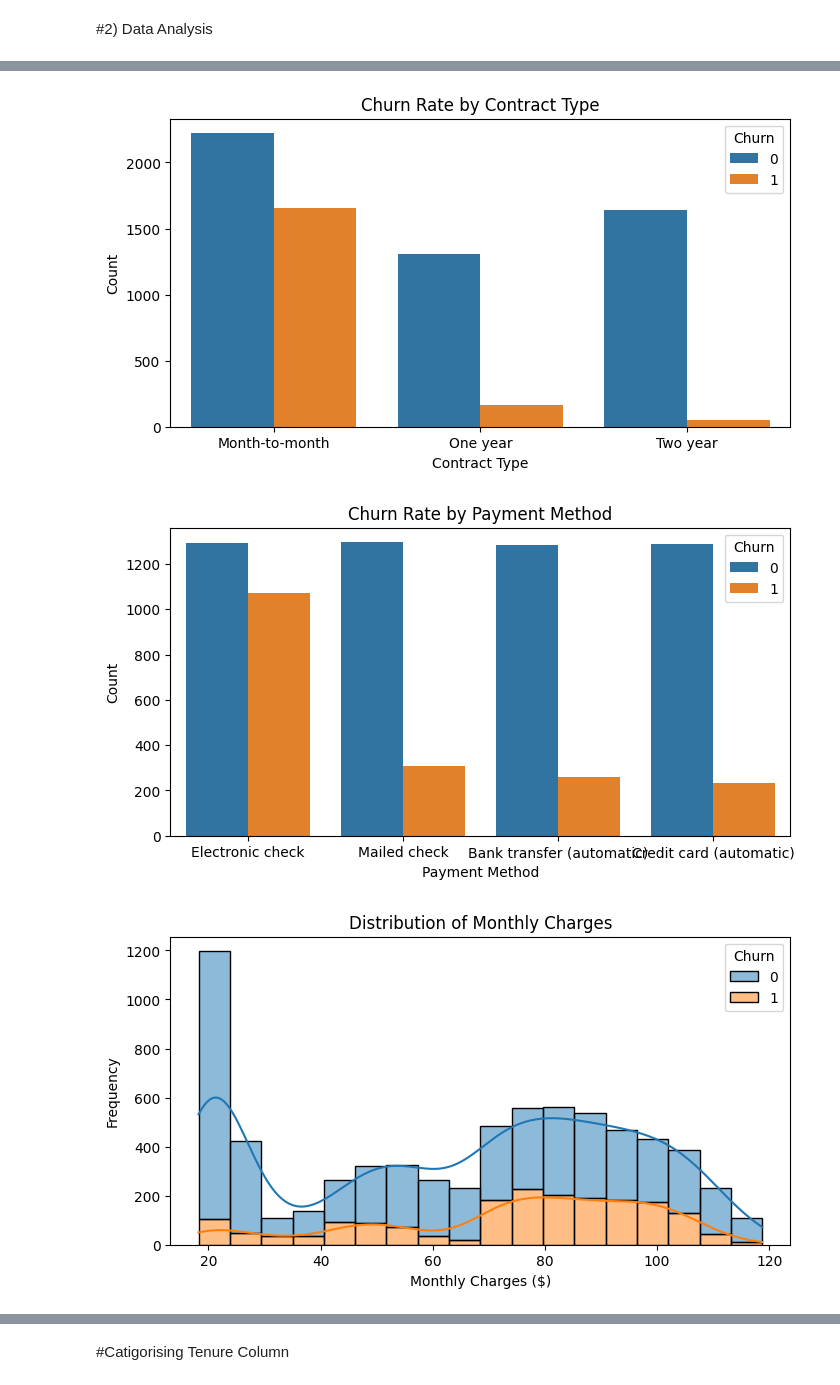
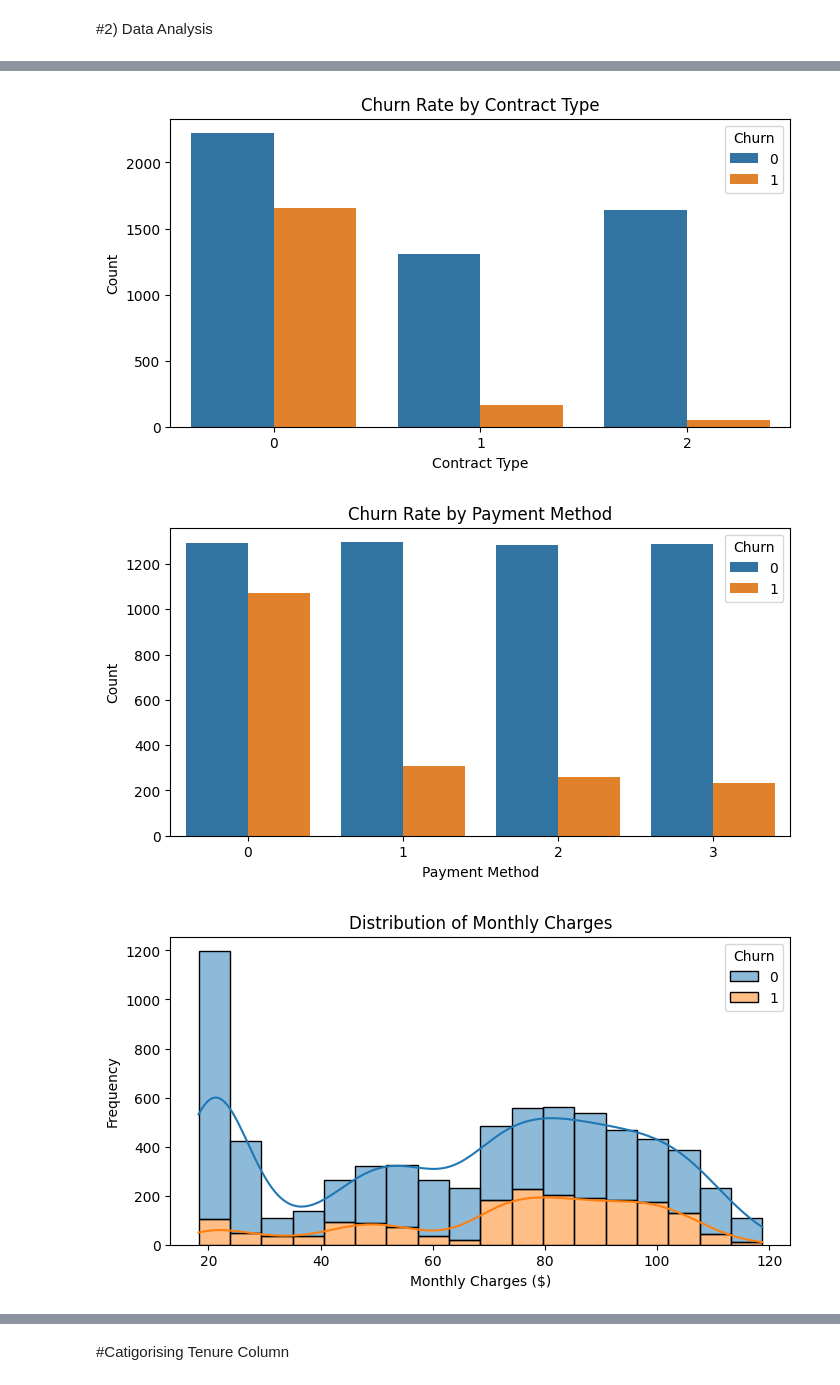
Before and after one commit to MalakSwar/AI_Project, a Jupyter notebook: AI_Project.ipynb, the cells around one changed output, grey strips where cells are left out. Cells and saved outputs as stored; diff of their text form; code cells hidden in the pictures.

```diff
--- a/AI_Project.ipynb
+++ b/AI_Project.ipynb
@@ -30,6 +32,11 @@ df.head()
 df = df[(df['TotalCharges'] != ' ') & (df['TotalCharges'] != '')]
 df.loc[:, 'TotalCharges'] = df['TotalCharges'].astype(float)
 df.loc[:, 'Churn'] = df['Churn'].apply(lambda x: 1 if x == 'Yes' else 0)
+contract_mapping = {'Month-to-month': 0, 'One year': 1, 'Two year': 2}
+df.loc[:, 'Contract'] = df['Contract'].map(contract_mapping)
+payment_mapping = {'Electronic check': 0, 'Mailed check': 1, 'Bank transfer (automatic)': 2, 'Credit card (automatic)': 3}
+df.loc[:,'PaymentMethod'] = df['PaymentMethod'].map(payment_mapping)
+
 
 
 
@@ -43,35 +50,35 @@ plt.ylabel("Frequency")
 plt.show()
 
 
 plt.figure(figsize=(8, 4))
 sns.countplot(x='Contract', data=df, hue='Churn')
 plt.title("Churn Rate by Contract Type")
 plt.xlabel("Contract Type")
 plt.ylabel("Count")
 plt.show()
 
 
 plt.figure(figsize=(8, 4))
 sns.countplot(x='PaymentMethod', data=df, hue='Churn')
 plt.title("Churn Rate by Payment Method")
 plt.xlabel("Payment Method")
 plt.ylabel("Count")
 plt.show()
 
 
 plt.figure(figsize=(8, 4))
 sns.histplot(data=df, x='MonthlyCharges', hue='Churn', kde=True, multiple="stack")
 plt.title("Distribution of Monthly Charges")
 plt.xlabel("Monthly Charges ($)")
 plt.ylabel("Frequency")
 plt.show()
 
 correlations = df[['tenure', 'MonthlyCharges', 'Churn']].corr()
 print("Correlation with Churn:\n", correlations['Churn'])
 # %% [output]
 [figure]
-[figure, old version]
+[figure, new version]
-[figure, old version]
+[figure, new version]
 [figure]
 Correlation with Churn:
  tenure           -0.354049
```
Also changed, not shown: parts of 3 cells of this notebook.
